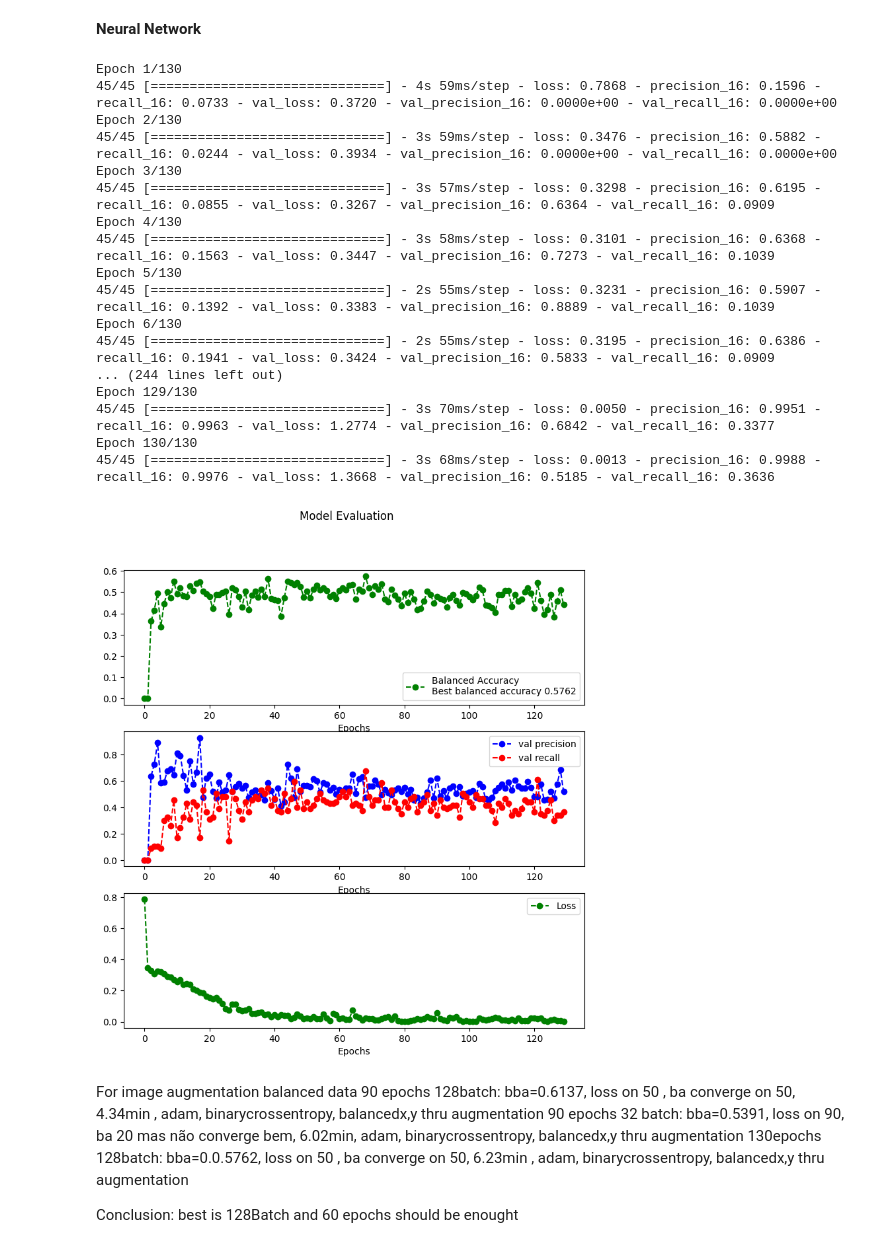
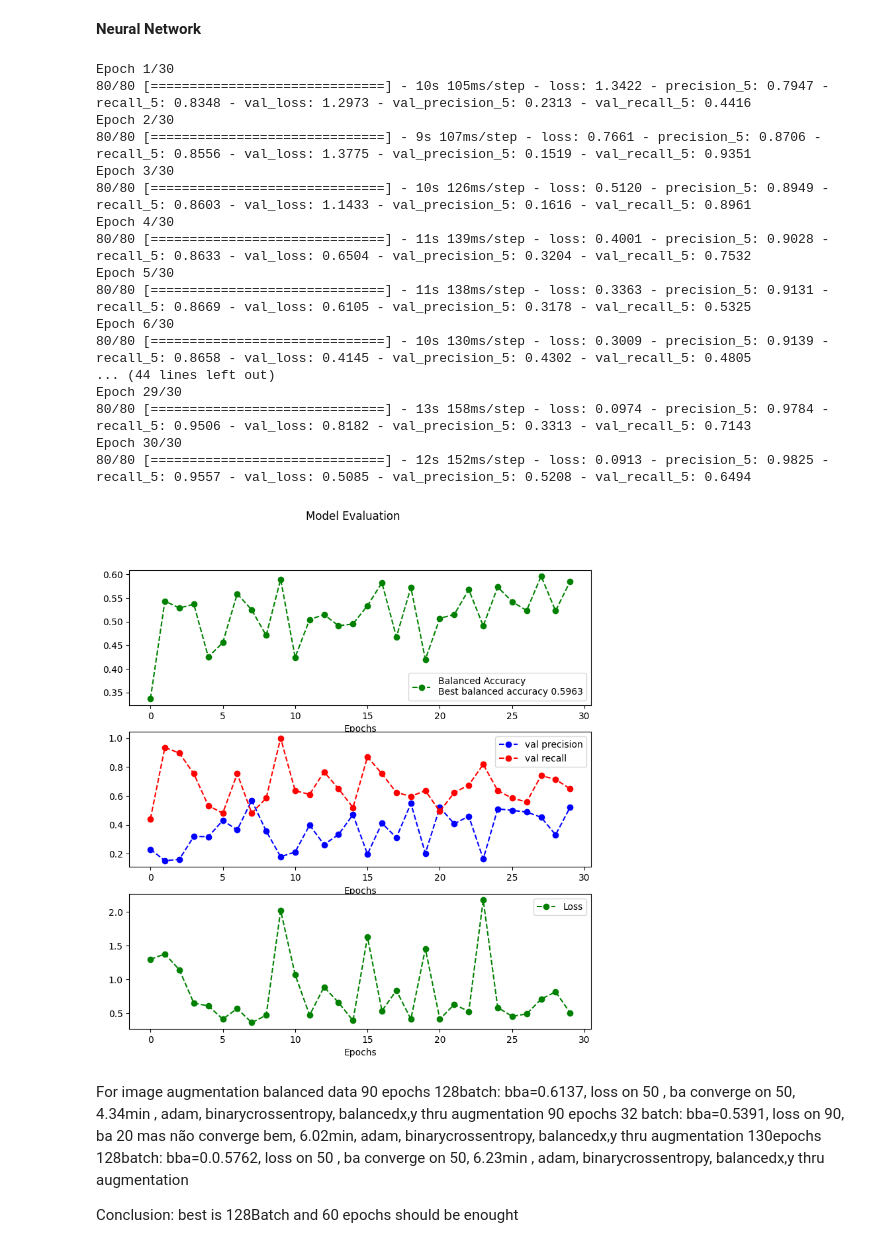
Before and after one commit to Dolfas/ML_Aaut, a Jupyter notebook: Task 5.1/ML_problem5.1 shortversion.ipynb, the cells around one changed output. Saved outputs shown, nothing was run; the diff lists cells and outputs as text; code cells hidden in the pictures.

```diff
--- a/Task 5.1/ML_problem5.1 shortversion.ipynb
+++ b/Task 5.1/ML_problem5.1 shortversion.ipynb
@@ -91,9 +92,9 @@ def balance_augmentation(x, y):
     balanced_x=np.vstack([x, x_augmented])
     balanced_y=np.vstack([np.reshape(y, (y.shape[0],1)), y_augmented])
 
-    return balanced_x, balanced_y
+    return balanced_x, balanced_y, x_augmented, batch_x
 # %%
-balanced_x, balanced_y = balance_augmentation(X_train,y_train) #dados balanceados (igual entre classes) com augmentation - mesmo nr de melanomas que inicial
+balanced_x, balanced_y, x_augmented = balance_augmentation(X_train,y_train) #dados balanceados (igual entre classes) com augmentation - mesmo nr de melanomas que inicial
 # %%
 def data_augmentation(x, y, augmentation_factor):
     #augmentation_factor is total nr_samples after augmentation / original nr of samples (always >1)
@@ -131,27 +132,27 @@ augmented_x_train, augmented_y_train = data_augmentation(X_train,y_train, 2) #da
 # %%
 #run all functions before this
 
 #create and run model with image augmentation balanced data
-model_balanced, model_history_balanced = neural_defandTrain("adam", "binary_crossentropy" ,130,128,3,3, balanced_x, balanced_y, False)
+model_balanced, model_history_balanced = neural_defandTrain("adam", "binary_crossentropy" ,30,128,4, balanced_x, balanced_y, False)
 # %% [output]
-Epoch 1/130
-45/45 [==============================] - 4s 59ms/step - loss: 0.7868 - precision_16: 0.1596 - recall_16: 0.0733 - val_loss: 0.3720 - val_precision_16: 0.0000e+00 - val_recall_16: 0.0000e+00
-Epoch 2/130
-45/45 [==============================] - 3s 59ms/step - loss: 0.3476 - precision_16: 0.5882 - recall_16: 0.0244 - val_loss: 0.3934 - val_precision_16: 0.0000e+00 - val_recall_16: 0.0000e+00
-Epoch 3/130
-45/45 [==============================] - 3s 57ms/step - loss: 0.3298 - precision_16: 0.6195 - recall_16: 0.0855 - val_loss: 0.3267 - val_precision_16: 0.6364 - val_recall_16: 0.0909
-Epoch 4/130
-45/45 [==============================] - 3s 58ms/step - loss: 0.3101 - precision_16: 0.6368 - recall_16: 0.1563 - val_loss: 0.3447 - val_precision_16: 0.7273 - val_recall_16: 0.1039
-Epoch 5/130
-45/45 [==============================] - 2s 55ms/step - loss: 0.3231 - precision_16: 0.5907 - recall_16: 0.1392 - val_loss: 0.3383 - val_precision_16: 0.8889 - val_recall_16: 0.1039
-Epoch 6/130
-45/45 [==============================] - 2s 55ms/step - loss: 0.3195 - precision_16: 0.6386 - recall_16: 0.1941 - val_loss: 0.3424 - val_precision_16: 0.5833 - val_recall_16: 0.0909
-... (244 lines left out)
-Epoch 129/130
-45/45 [==============================] - 3s 70ms/step - loss: 0.0050 - precision_16: 0.9951 - recall_16: 0.9963 - val_loss: 1.2774 - val_precision_16: 0.6842 - val_recall_16: 0.3377
-Epoch 130/130
-45/45 [==============================] - 3s 68ms/step - loss: 0.0013 - precision_16: 0.9988 - recall_16: 0.9976 - val_loss: 1.3668 - val_precision_16: 0.5185 - val_recall_16: 0.3636
+Epoch 1/30
+80/80 [==============================] - 10s 105ms/step - loss: 1.3422 - precision_5: 0.7947 - recall_5: 0.8348 - val_loss: 1.2973 - val_precision_5: 0.2313 - val_recall_5: 0.4416
+Epoch 2/30
+80/80 [==============================] - 9s 107ms/step - loss: 0.7661 - precision_5: 0.8706 - recall_5: 0.8556 - val_loss: 1.3775 - val_precision_5: 0.1519 - val_recall_5: 0.9351
+Epoch 3/30
+80/80 [==============================] - 10s 126ms/step - loss: 0.5120 - precision_5: 0.8949 - recall_5: 0.8603 - val_loss: 1.1433 - val_precision_5: 0.1616 - val_recall_5: 0.8961
+Epoch 4/30
+80/80 [==============================] - 11s 139ms/step - loss: 0.4001 - precision_5: 0.9028 - recall_5: 0.8633 - val_loss: 0.6504 - val_precision_5: 0.3204 - val_recall_5: 0.7532
+Epoch 5/30
+80/80 [==============================] - 11s 138ms/step - loss: 0.3363 - precision_5: 0.9131 - recall_5: 0.8669 - val_loss: 0.6105 - val_precision_5: 0.3178 - val_recall_5: 0.5325
+Epoch 6/30
+80/80 [==============================] - 10s 130ms/step - loss: 0.3009 - precision_5: 0.9139 - recall_5: 0.8658 - val_loss: 0.4145 - val_precision_5: 0.4302 - val_recall_5: 0.4805
+... (44 lines left out)
+Epoch 29/30
+80/80 [==============================] - 13s 158ms/step - loss: 0.0974 - precision_5: 0.9784 - recall_5: 0.9506 - val_loss: 0.8182 - val_precision_5: 0.3313 - val_recall_5: 0.7143
+Epoch 30/30
+80/80 [==============================] - 12s 152ms/step - loss: 0.0913 - precision_5: 0.9825 - recall_5: 0.9557 - val_loss: 0.5085 - val_precision_5: 0.5208 - val_recall_5: 0.6494
-[figure, old version]
+[figure, new version]
 # %% [markdown]
 For image augmentation balanced data
 90 epochs 128batch: bba=0.6137, loss on 50 , ba converge on 50, 4.34min , adam, binarycrossentropy, balancedx,y thru augmentation
```
Also changed, not shown: parts of 14 cells of this notebook, 13 other files.
